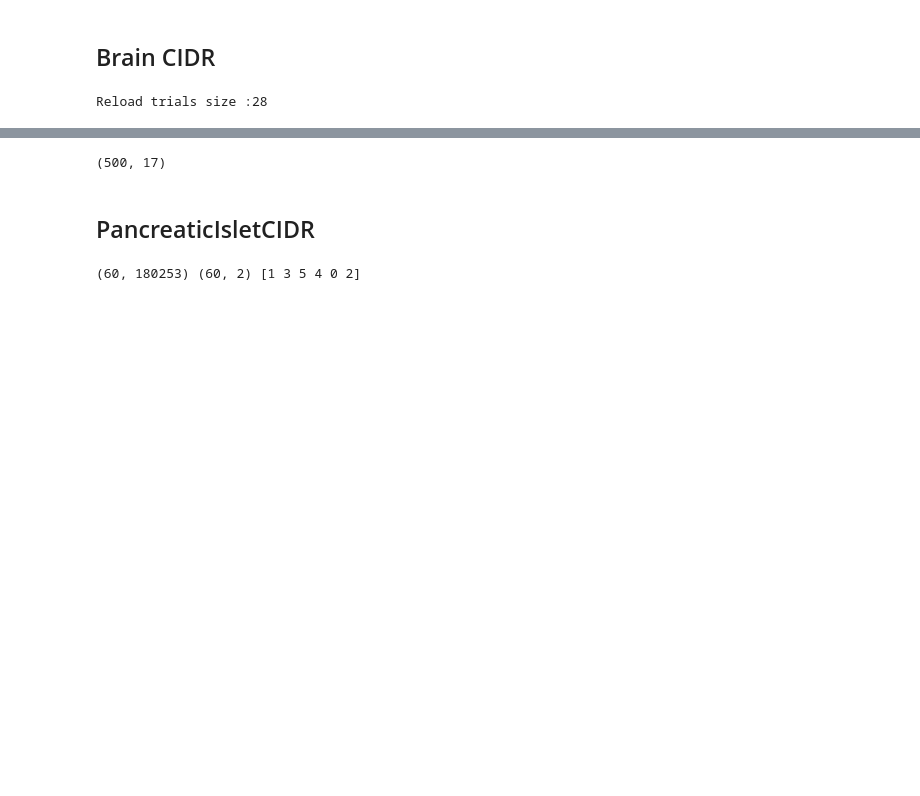
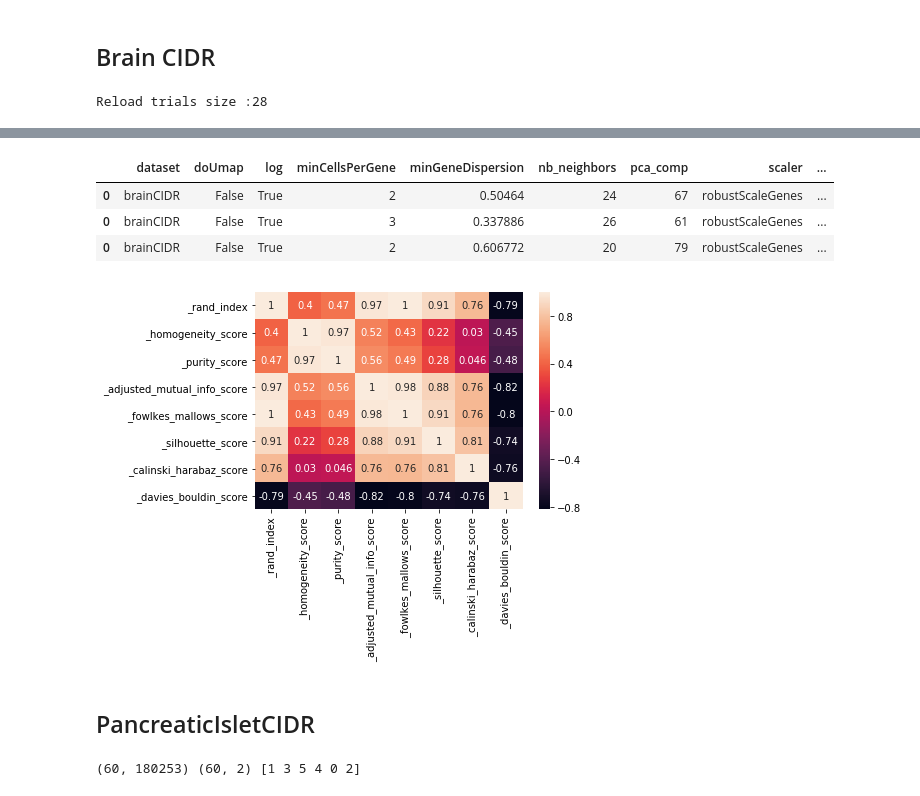
Before and after one commit to ciortanmadalina/single-cell-sota, a Jupyter notebook: gmm/louvain-pipeline.ipynb, the cells around one changed output, grey strips where cells are left out. Saved outputs shown, nothing was run; the diff lists cells and outputs as text; code cells hidden in the pictures; blank space fills up the shorter version.

Commit message:
added scores to results df

```diff
--- a/gmm/louvain-pipeline.ipynb
+++ b/gmm/louvain-pipeline.ipynb
@@ -160,5 +151,10 @@ Index  0
 # %%
 resultsDf = pd.read_pickle(resultsFile)
-resultsDf.shape
+display(resultsDf.sort_values(by='_rand_index', ascending = False).head(3))
+gmm_utils.plotCorrelation(resultsDf)
 # %% [output]
-(500, 17)
+|  | dataset | doUmap | log | minCellsPerGene | minGeneDispersion | nb_neighbors | pca_comp | scaler | ... |
+| 0 | brainCIDR | False | True | 2 | 0.50464 | 24 | 67 | robustScaleGenes | ... |
+| 0 | brainCIDR | False | True | 3 | 0.337886 | 26 | 61 | robustScaleGenes | ... |
+| 0 | brainCIDR | False | True | 2 | 0.606772 | 20 | 79 | robustScaleGenes | ... |
+[figure, added]
```
Also changed, not shown: parts of 15 cells of this notebook, 13 other files.
